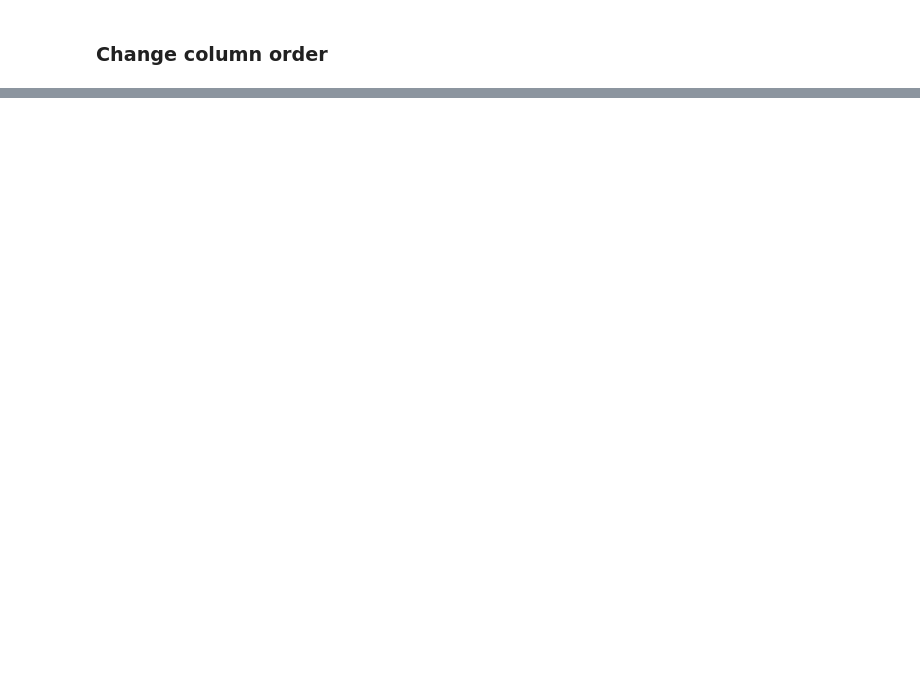
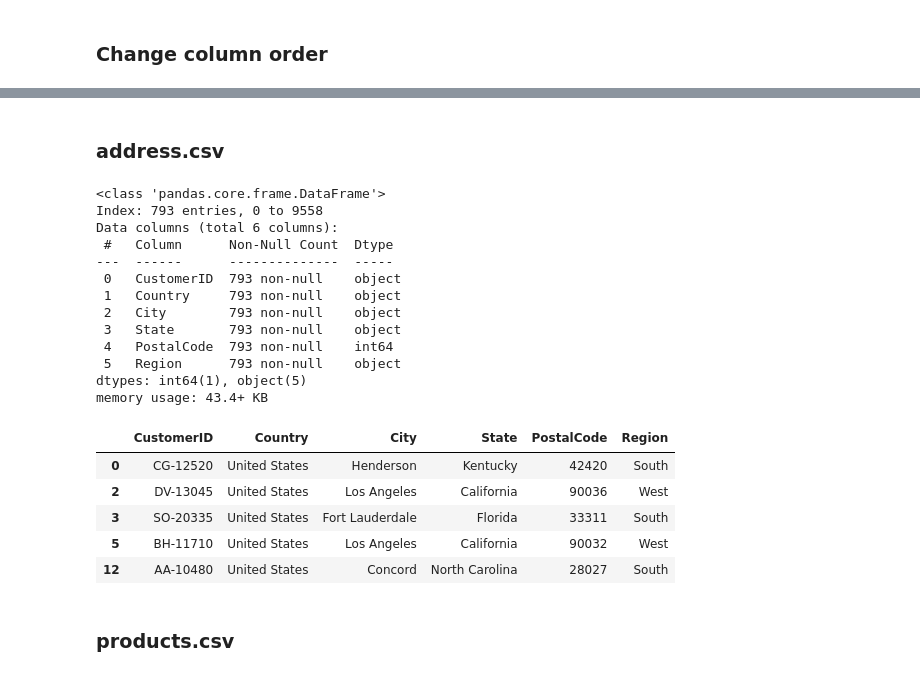
Before and after one commit to marcosmicozzi/Module02, a Jupyter notebook: m2p5s1.ipynb, the cells around one changed output, grey strips where cells are left out. Cells and saved outputs as stored; diff of their text form; code cells hidden in the pictures; blank space fills up the shorter version.

```diff
--- a/m2p5s1.ipynb
+++ b/m2p5s1.ipynb
@@ -94,0 +270,27 @@ updated_csv.head()
+# %% [markdown]
+### address.csv
+# %%
+address = updated_csv[["CustomerID", "Country", "City", "State", "PostalCode", "Region"]].copy()
+address = address.drop_duplicates(subset="CustomerID")
+address.info()
+address.head(5)
+# %% [output]
+<class 'pandas.core.frame.DataFrame'>
+Index: 793 entries, 0 to 9558
+Data columns (total 6 columns):
+ #   Column      Non-Null Count  Dtype
+---  ------      --------------  -----
+ 0   CustomerID  793 non-null    object
+ 1   Country     793 non-null    object
+ 2   City        793 non-null    object
+ 3   State       793 non-null    object
+ 4   PostalCode  793 non-null    int64
+ 5   Region      793 non-null    object
+dtypes: int64(1), object(5)
+memory usage: 43.4+ KB
+|  | CustomerID | Country | City | State | PostalCode | Region |
+| 0 | CG-12520 | United States | Henderson | Kentucky | 42420 | South |
+| 2 | DV-13045 | United States | Los Angeles | California | 90036 | West |
+| 3 | SO-20335 | United States | Fort Lauderdale | Florida | 33311 | South |
+| 5 | BH-11710 | United States | Los Angeles | California | 90032 | West |
+| 12 | AA-10480 | United States | Concord | North Carolina | 28027 | South |
@@ -94,0 +299,2 @@ updated_csv.head()
+# %% [markdown]
+### products.csv
```
Also changed, not shown: parts of 29 cells of this notebook, 7 other files.
